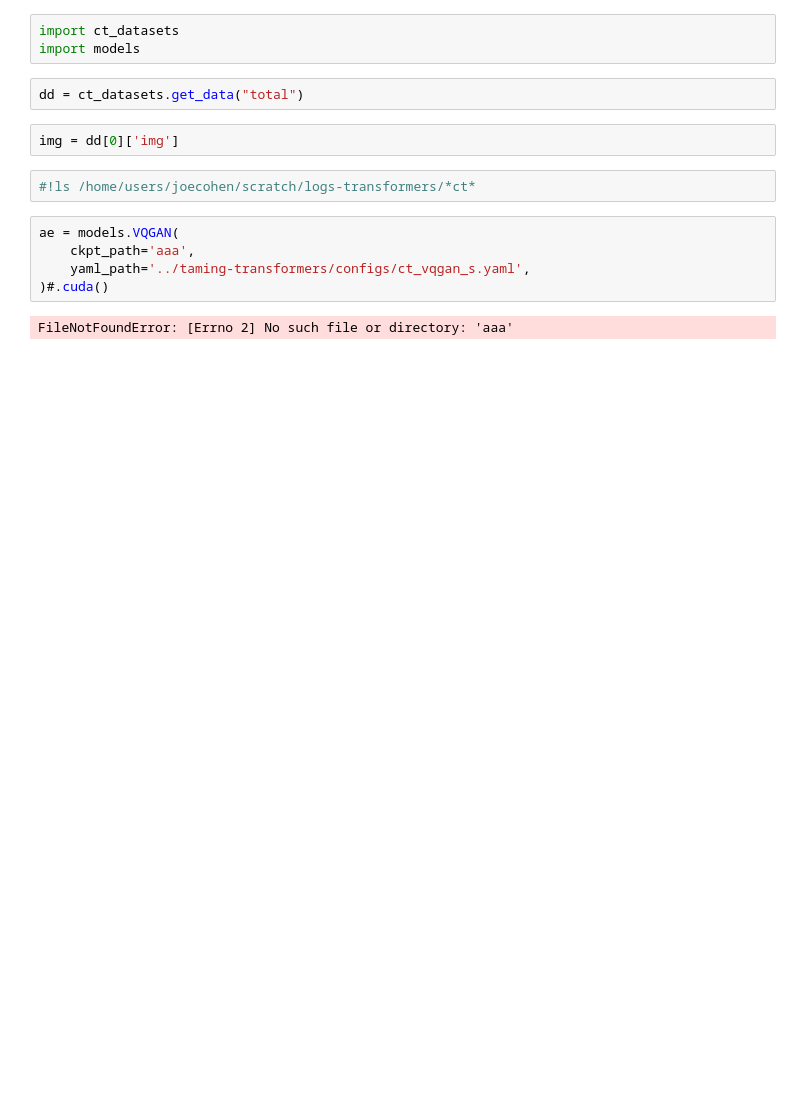
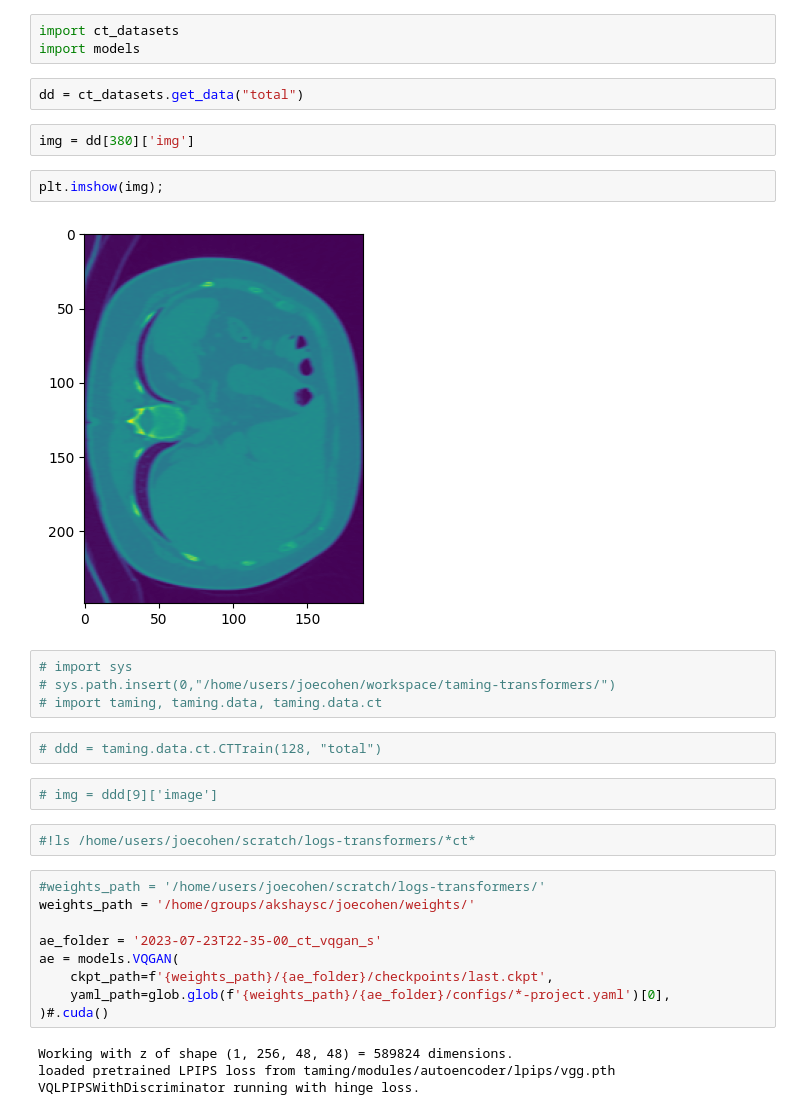
Before and after one commit to ieee8023/ct-counterfactuals, a Jupyter notebook: explore_model.ipynb, the cells around one changed output. Saved outputs shown, nothing was run; the diff lists cells and outputs as text; blank space fills up the shorter version.

```diff
--- a/explore_model.ipynb
+++ b/explore_model.ipynb
@@ -11,13 +14,31 @@ import models
 # %%
 dd = ct_datasets.get_data("total")
 # %%
-img = dd[0]['img']
+img = dd[380]['img']
+# %%
+plt.imshow(img);
+# %% [output]
+[figure, added]
+# %%
+# import sys
+# sys.path.insert(0,"/home/users/joecohen/workspace/taming-transformers/")
+# import taming, taming.data, taming.data.ct
+# %%
+# ddd = taming.data.ct.CTTrain(128, "total")
+# %%
+# img = ddd[9]['image']
 # %%
 #!ls /home/users/joecohen/scratch/logs-transformers/*ct*
 # %%
+#weights_path = '/home/users/joecohen/scratch/logs-transformers/'
+weights_path = '/home/groups/akshaysc/joecohen/weights/'
+
+ae_folder = '2023-07-23T22-35-00_ct_vqgan_s'
 ae = models.VQGAN(
-    ckpt_path='aaa',
-    yaml_path='../taming-transformers/configs/ct_vqgan_s.yaml',
+    ckpt_path=f'{weights_path}/{ae_folder}/checkpoints/last.ckpt',
+    yaml_path=glob.glob(f'{weights_path}/{ae_folder}/configs/*-project.yaml')[0],
 )#.cuda()
 # %% [output]
-FileNotFoundError: [Errno 2] No such file or directory: 'aaa'
+Working with z of shape (1, 256, 48, 48) = 589824 dimensions.
+loaded pretrained LPIPS loss from taming/modules/autoencoder/lpips/vgg.pth
+VQLPIPSWithDiscriminator running with hinge loss.
```
Also changed, not shown: parts of 10 cells of this notebook.
